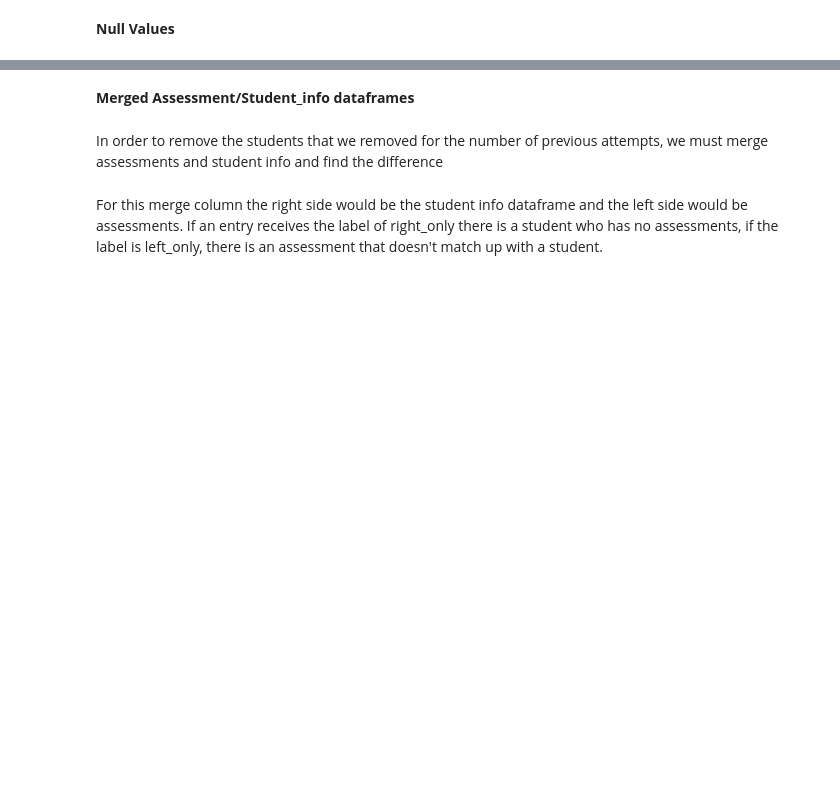
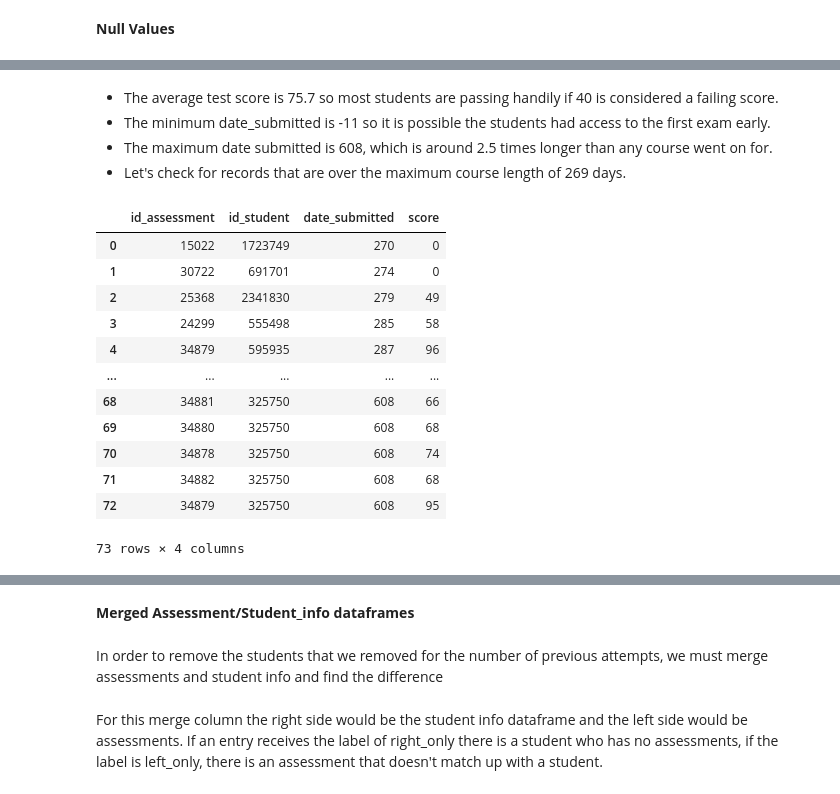
Before and after one commit to freyjagarner/Student-Data-Analysis, a Jupyter notebook: Capstone/Student_Assessment.ipynb, the cells around one changed output, grey strips where cells are left out. Cells and saved outputs as stored; diff of their text form; code cells hidden in the pictures; blank space fills up the shorter version.

```diff
--- a/Capstone/Student_Assessment.ipynb
+++ b/Capstone/Student_Assessment.ipynb
@@ -131,2 +226,3 @@ Name: final_result, dtype: int64
 # %%
-student_assessment.loc[student_assessment['id_student'] == 631786]
+# putting 0 for the NA scores in student_assessment
+student_assessment = student_assessment.fillna(0)
@@ -146,0 +272,34 @@ for index, row in student_assessment.iterrows():
+# %%
+mean_score = student_assessment['score'].mean().round(1)
+date_max = student_assessment['date_submitted'].max()
+date_min = student_assessment['date_submitted'].min()
+max_course_length = courses['module_presentation_length'].max()
+md(f'''
+* The average test score is {mean_score} so most students are passing handily if 40 is considered a failing score.
+* The minimum date_submitted is {date_min} so it is possible the students had access to the first exam early.
+* The maximum date submitted is {date_max}, which is around 2.5 times longer than any course went on for.
+* Let's check for records that are over the maximum course length of {max_course_length} days.
+''')
+# %% [output]
+
+* The average test score is 75.7 so most students are passing handily if 40 is considered a failing score.
+* The minimum date_submitted is -11 so it is possible the students had access to the first exam early.
+* The maximum date submitted is 608, which is around 2.5 times longer than any course went on for.
+* Let's check for records that are over the maximum course length of 269 days.
+# %%
+late_tests = student_assessment.loc[student_assessment['date_submitted'] > 269].sort_values(by='date_submitted').reset_index(drop=True)
+late_tests
+# %% [output]
+|  | id_assessment | id_student | date_submitted | score |
+| 0 | 15022 | 1723749 | 270 | 0 |
+| 1 | 30722 | 691701 | 274 | 0 |
+| 2 | 25368 | 2341830 | 279 | 49 |
+| 3 | 24299 | 555498 | 285 | 58 |
+| 4 | 34879 | 595935 | 287 | 96 |
+| ... | ... | ... | ... | ... |
+| 68 | 34881 | 325750 | 608 | 66 |
+| 69 | 34880 | 325750 | 608 | 68 |
+| 70 | 34878 | 325750 | 608 | 74 |
+| 71 | 34882 | 325750 | 608 | 68 |
+| 72 | 34879 | 325750 | 608 | 95 |
+73 rows × 4 columns
```
Also changed, not shown: parts of 45 cells of this notebook, 5 other files.
